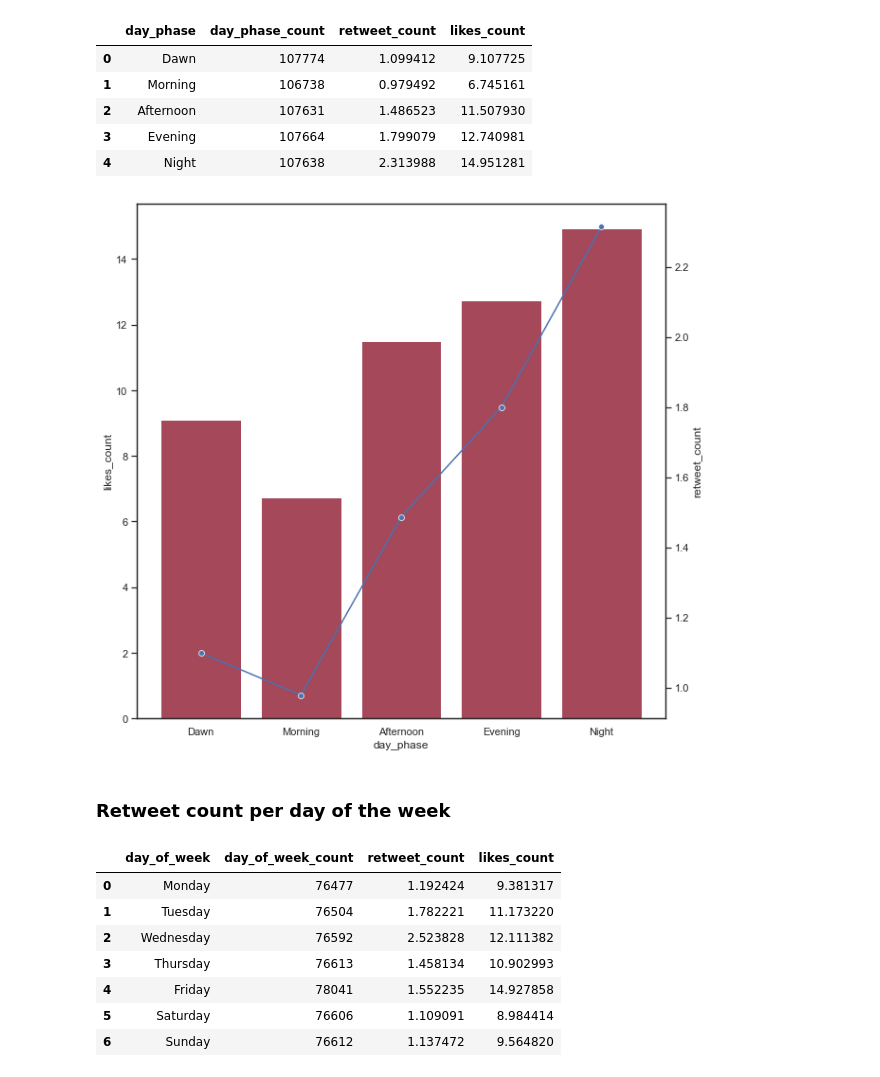
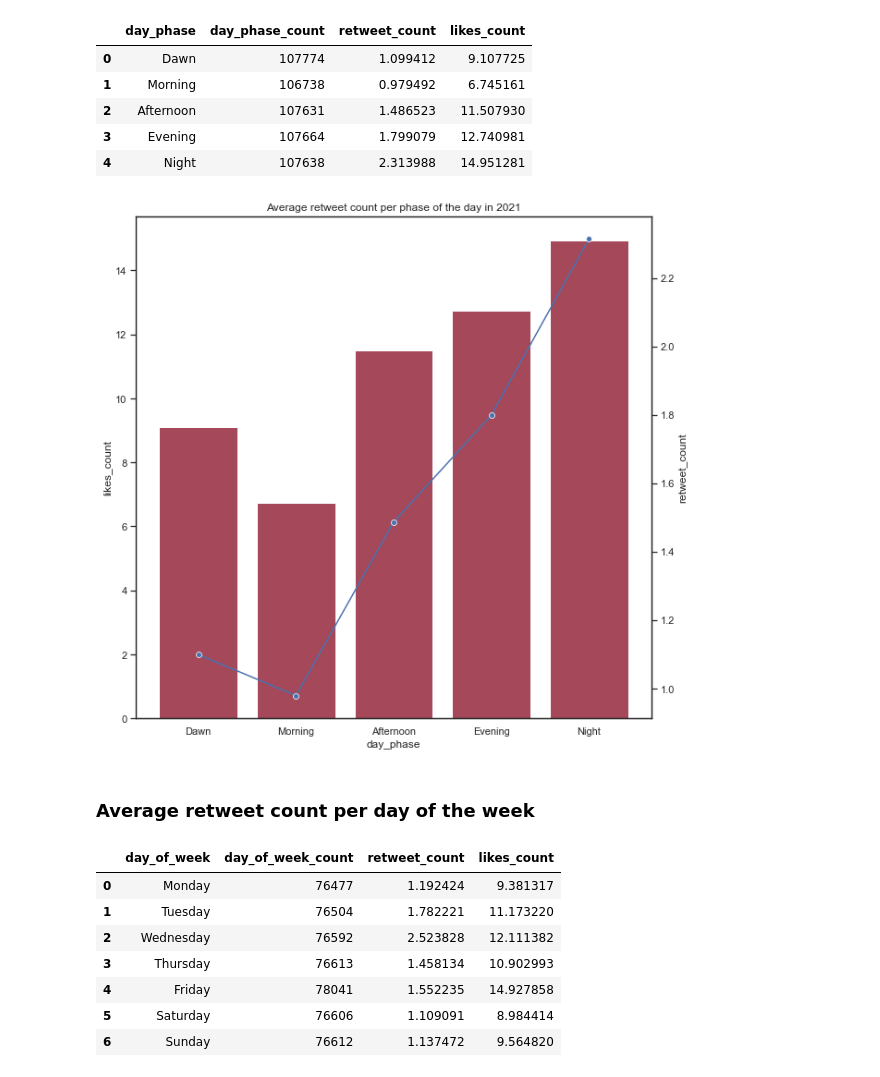
Before and after one commit to MiguelDordio/InformationFlow, a Jupyter notebook: Twitter/analysis/popularity_prevision.ipynb, the cells around one changed output. Saved outputs shown, nothing was run; the diff lists cells and outputs as text; code cells hidden in the pictures.

```diff
--- a/Twitter/analysis/popularity_prevision.ipynb
+++ b/Twitter/analysis/popularity_prevision.ipynb
@@ -569,11 +664,11 @@ tweet_analysis_2021_ret_day_phase
 | 3 | Evening | 107664 | 1.799079 | 12.740981 |
 | 4 | Night | 107638 | 2.313988 | 14.951281 |
 # %%
-analysis_chart(tweet_analysis_2021_ret_day_phase, 'retweet_count', 'day_phase', 'likes_count', 10, 'Retweet count per phase of the day in 2021')
+analysis_chart(tweet_analysis_2021_ret_day_phase, 'retweet_count', 'day_phase', 'likes_count', 10, 'Average retweet count per phase of the day in 2021')
 # %% [output]
-[figure, old version]
+[figure, new version]
 # %% [markdown]
-### Retweet count per day of the week
+### Average retweet count per day of the week
 # %%
 tweet_analysis_2021_week_day = tweet_analysis_2021.groupby(['day_of_week']).agg(
     day_of_week_count=pd.NamedAgg(column="day_of_week", aggfunc="count"),
```
Also changed, not shown: parts of 44 cells of this notebook, 3 other files.
